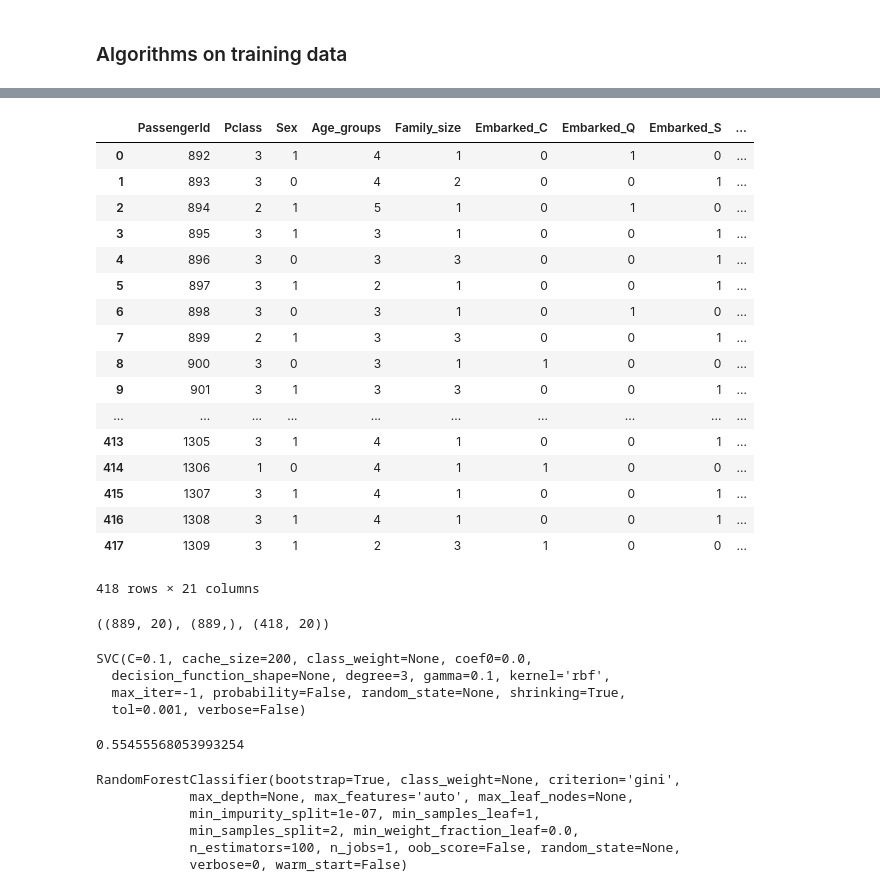
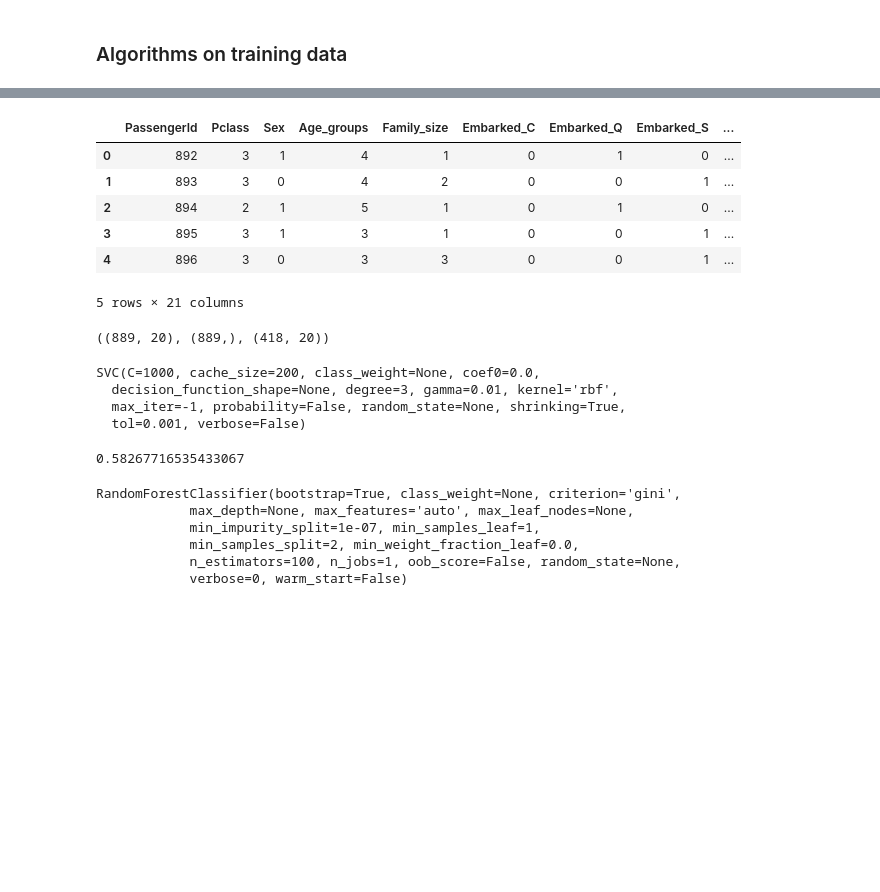
Before and after one commit to josefinaxberg/Titanic_ML, a Jupyter notebook: Titanic_ML/Titanic_Machine_Learning.ipynb, the cells around one changed output, grey strips where cells are left out. Drawn from its saved outputs; the diff is of its cells as text; code cells hidden in the pictures; blank space fills up the shorter version.

```diff
--- a/Titanic_ML/Titanic_Machine_Learning.ipynb
+++ b/Titanic_ML/Titanic_Machine_Learning.ipynb
@@ -440,27 +418,16 @@ titanic_train_df
 # %%
 # Convert strings to ints in test data
 cols_to_transform = ['Embarked', 'Title', 'Deck']
 titanic_test_df = pd.get_dummies(titanic_test_df, columns = cols_to_transform )
-titanic_test_df
+titanic_test_df.head()
 # %% [output]
 |  | PassengerId | Pclass | Sex | Age_groups | Family_size | Embarked_C | Embarked_Q | Embarked_S | ... |
 | 0 | 892 | 3 | 1 | 4 | 1 | 0 | 1 | 0 | ... |
 | 1 | 893 | 3 | 0 | 4 | 2 | 0 | 0 | 1 | ... |
 | 2 | 894 | 2 | 1 | 5 | 1 | 0 | 1 | 0 | ... |
 | 3 | 895 | 3 | 1 | 3 | 1 | 0 | 0 | 1 | ... |
 | 4 | 896 | 3 | 0 | 3 | 3 | 0 | 0 | 1 | ... |
-| 5 | 897 | 3 | 1 | 2 | 1 | 0 | 0 | 1 | ... |
-| 6 | 898 | 3 | 0 | 3 | 1 | 0 | 1 | 0 | ... |
-| 7 | 899 | 2 | 1 | 3 | 3 | 0 | 0 | 1 | ... |
-| 8 | 900 | 3 | 0 | 3 | 1 | 1 | 0 | 0 | ... |
-| 9 | 901 | 3 | 1 | 3 | 3 | 0 | 0 | 1 | ... |
-| ... | ... | ... | ... | ... | ... | ... | ... | ... | ... |
-| 413 | 1305 | 3 | 1 | 4 | 1 | 0 | 0 | 1 | ... |
-| 414 | 1306 | 1 | 0 | 4 | 1 | 1 | 0 | 0 | ... |
-| 415 | 1307 | 3 | 1 | 4 | 1 | 0 | 0 | 1 | ... |
-| 416 | 1308 | 3 | 1 | 4 | 1 | 0 | 0 | 1 | ... |
-| 417 | 1309 | 3 | 1 | 2 | 3 | 1 | 0 | 0 | ... |
-418 rows × 21 columns
+5 rows × 21 columns
 # %%
 # Get data in shape
 X_train = titanic_train_df.drop("Survived", axis=1)
@@ -471,17 +438,17 @@ X_train.shape, Y_train.shape, X_test.shape
 ((889, 20), (889,), (418, 20))
 # %%
 # Support Vector Machine
-clf_svc = SVC(C = 0.1, gamma=0.1)
+clf_svc = SVC(C = 1000, gamma=0.01)
 clf_svc.fit(X_train, Y_train)
 Y_pred = clf_svc.predict(X_test)
 accuracy_svc = clf_svc.score(X_train, Y_train * 100)
 accuracy_svc
 # %% [output]
-SVC(C=0.1, cache_size=200, class_weight=None, coef0=0.0,
-  decision_function_shape=None, degree=3, gamma=0.1, kernel='rbf',
+SVC(C=1000, cache_size=200, class_weight=None, coef0=0.0,
+  decision_function_shape=None, degree=3, gamma=0.01, kernel='rbf',
   max_iter=-1, probability=False, random_state=None, shrinking=True,
   tol=0.001, verbose=False)
-0.55455568053993254
+0.58267716535433067
 # %%
 # Randomforest
 clf_rf = RFC(n_estimators=100)
```
Also changed, not shown: parts of 4 cells of this notebook.
